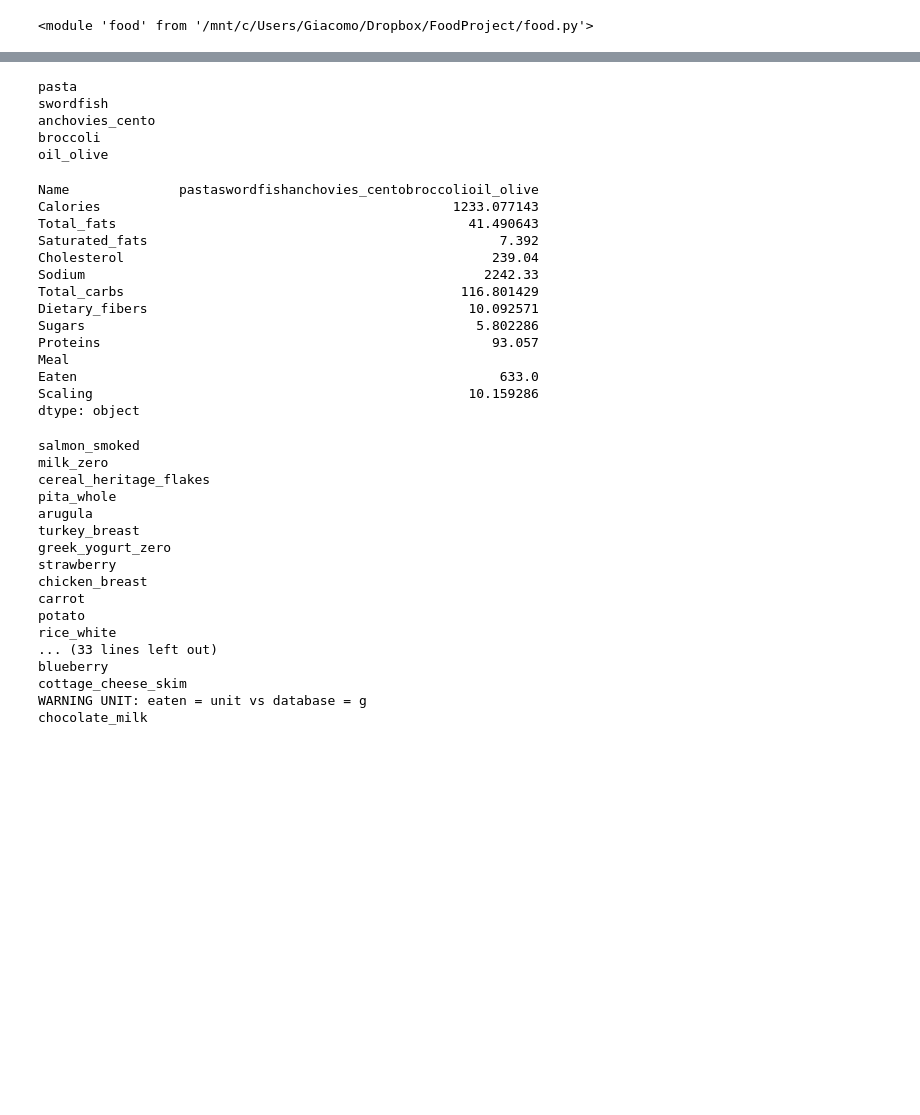
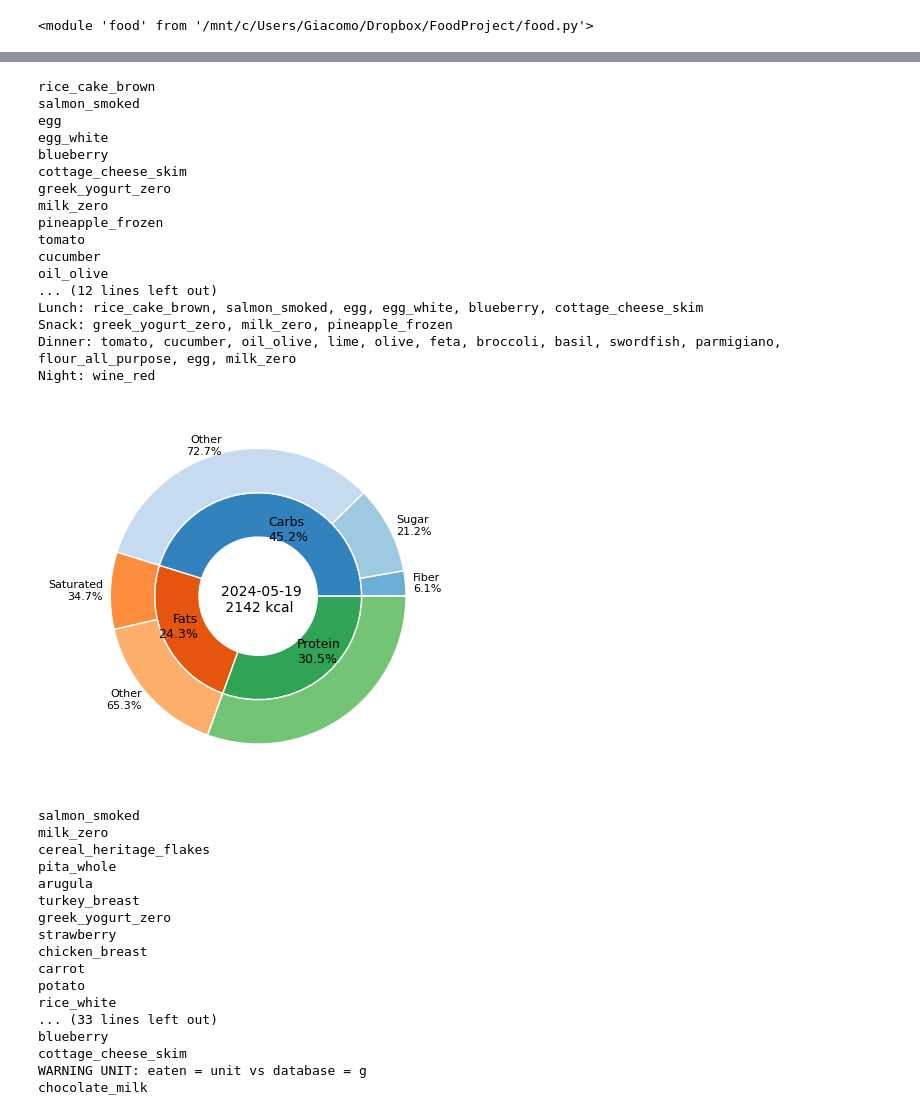
Before and after one commit to giacomoscanavini/food_project, a Jupyter notebook: testing.ipynb, the cells around one changed output, grey strips where cells are left out. Cells and saved outputs as stored; diff of their text form; code cells hidden in the pictures; blank space fills up the shorter version.

Commit message:
added weekend data and a few entry in database

```diff
--- a/testing.ipynb
+++ b/testing.ipynb
@@ -17,7 +17,7 @@ importlib.reload(food)
 database_path = "/mnt/c/Users/Giacomo/Dropbox/FoodProject/food_database.csv"
 diary_path = "/mnt/c/Users/Giacomo/Dropbox/FoodProject/diary_food/"
 # %%
-df_food = load_food_database(file_path=database_path)
+df_food = food.load_food_database(file_path=database_path)
 # %%
 # find_food(df_food, 'cheese')
 # %%
@@ -73,29 +65,28 @@ Proteins           131.519962
 dtype: object
-# %%
-df_nutrients = food.nutrients_to_df(df_recipe, df_food, verbose=False)
-# %% [output]
-pasta
-swordfish
-anchovies_cento
-broccoli
-oil_olive
 # %%
-food.sum_up_day(df_nutrients, category=None)
+#food.sum_up_day(df_nutrients, category=None)
-# %% [output]
-Name              pastaswordfishanchovies_centobroccolioil_olive
-Calories                                             1233.077143
-Total_fats                                             41.490643
-Saturated_fats                                             7.392
-Cholesterol                                               239.04
-Sodium                                                   2242.33
-Total_carbs                                           116.801429
-Dietary_fibers                                         10.092571
-Sugars                                                  5.802286
-Proteins                                                  93.057
-Meal
-Eaten                                                      633.0
-Scaling                                                10.159286
-dtype: object
+# %%
+fig, ax = plt.subplots(1,1)
+food.plot_pie_given_day(database_path, f"{diary_path}2024-05-19.txt", ax=ax)
+# %% [output]
+rice_cake_brown
+salmon_smoked
+egg
+egg_white
+blueberry
+cottage_cheese_skim
+greek_yogurt_zero
+milk_zero
+pineapple_frozen
+tomato
+cucumber
+oil_olive
+... (12 lines left out)
+Lunch: rice_cake_brown, salmon_smoked, egg, egg_white, blueberry, cottage_cheese_skim
+Snack: greek_yogurt_zero, milk_zero, pineapple_frozen
+Dinner: tomato, cucumber, oil_olive, lime, olive, feta, broccoli, basil, swordfish, parmigiano, flour_all_purpose, egg, milk_zero
+Night: wine_red
+[figure, added]
 # %%
 def plot_pie_given_day(diary_entry_path, ax):
     df_diary, date = food.diary_entry_to_df(file_name=diary_entry_path)
```
Also changed, not shown: parts of 1 cell of this notebook, 8 other files.
